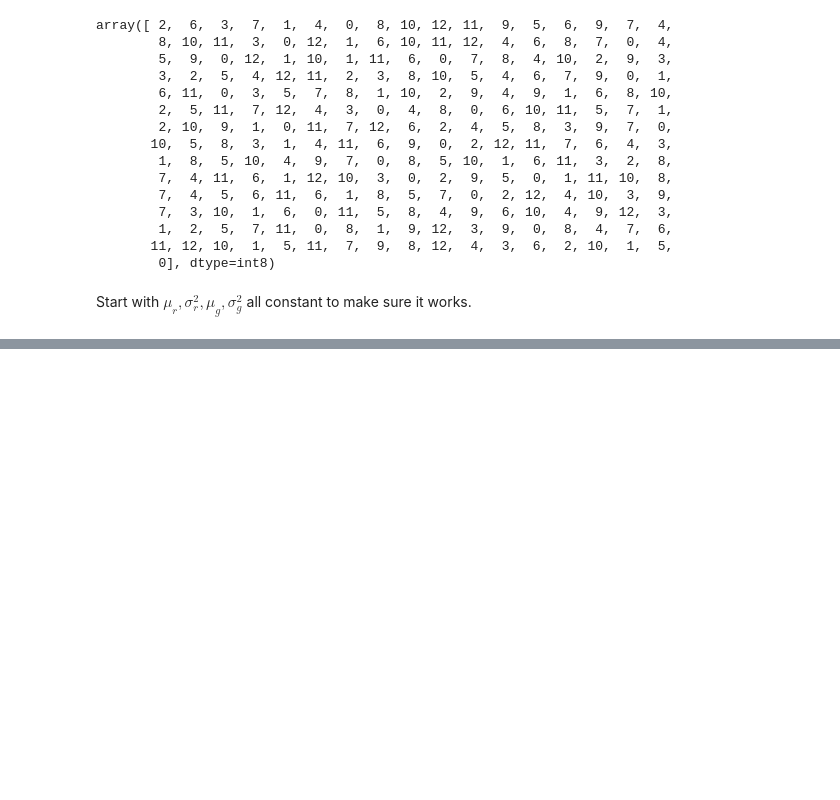
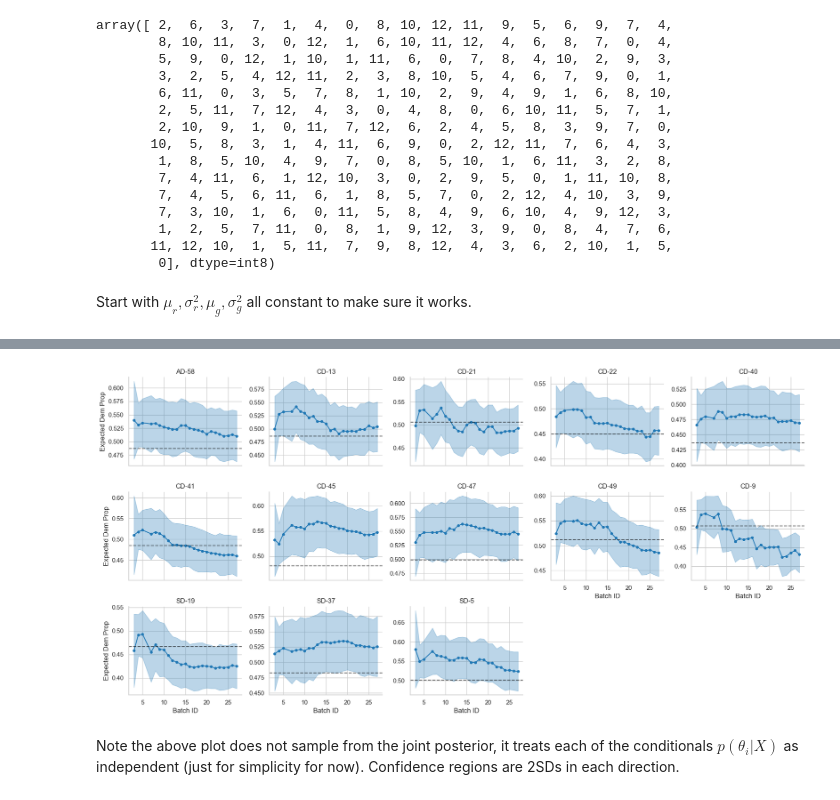
Before and after one commit to rickyrojas311/realtimeElectionForecasting, a Jupyter notebook: model_v1/model_v1.ipynb, the cells around one changed output, grey strips where cells are left out. Drawn from its saved outputs; the diff is of its cells as text; code cells hidden in the pictures; blank space fills up the shorter version.

Commit message:
ran models over election, plotted naive distr

```diff
--- a/model_v1/model_v1.ipynb
+++ b/model_v1/model_v1.ipynb
@@ -119,7 +133,7 @@ with pm.Model() as election_model_v1:
 
     # 1. Hyperparameters
     # mu_r is completely GONE.
-    sigma_r = pm.HalfNormal('sigma_r', sigma=0.1)
+    sigma_r = pm.HalfNormal('sigma_r', sigma=0.05)
 
     # The global shift now handles the entire baseline mean
     mu_g = pm.Normal('mu_g', mu=0.0, sigma=0.05)
@@ -168,0 +259,15 @@ plt.show()
+# %%
+model_traces = {}
+
+# Assuming you still have your 'batches' list, or you can just hardcode the IDs
+batches = sorted(later_drops['Batch_ID'].unique())
+
+for current_batch in batches:
+    file_path = f"v1_traces/trace_batch_{current_batch}.nc"
+
+    if os.path.exists(file_path):
+        # Load the trace from disk back into memory
+        model_traces[current_batch] = az.from_netcdf(file_path)
+        print(f"Loaded Batch {current_batch} successfully.")
+    else:
+        print(f"File not found: {file_path}")
@@ -168,0 +383,62 @@ plt.show()
+# %%
+df_sr = latent_df[latent_df['Parameter'] == 's_r'].copy()
+df_sr = df_sr.rename(columns={'mean': 'sr_mean', 'sd': 'sr_sd'})
+
+# Filter out s_g and rename columns (it has no Race column, so we drop it)
+df_sg = latent_df[latent_df['Parameter'] == 's_g'].copy()
+df_sg = df_sg[['Batch_ID', 'mean', 'sd']].rename(columns={'mean': 'sg_mean', 'sd': 'sg_sd'})
+
+# Merge s_r and s_g on Batch_ID
+plot_df = pd.merge(df_sr, df_sg, on='Batch_ID', how='left')
+
+# Map the baseline values from your first_drop dataframe
+baseline_dict = dict(zip(first_drop['Race'], first_drop['Dem_Prop_Before_11_08']))
+plot_df['baseline'] = plot_df['Race'].map(baseline_dict)
+
+# ---------------------------------------------------------
+# 2. Calculate Expected Means and 2SD Bands
+# ---------------------------------------------------------
+# Expected Dem Prop = Baseline + s_r + s_g
+plot_df['expected_mean'] = plot_df['baseline'] + plot_df['sr_mean'] + plot_df['sg_mean']
+
+# Combined SD assuming independence
+plot_df['combined_sd'] = np.sqrt(plot_df['sr_sd']**2 + plot_df['sg_sd']**2)
+
+# Upper and Lower 2SD bounds
+plot_df['upper_2sd'] = plot_df['expected_mean'] + (2 * plot_df['combined_sd'])
+plot_df['lower_2sd'] = plot_df['expected_mean'] - (2 * plot_df['combined_sd'])
+
+# Sort for clean line plotting
+plot_df = plot_df.sort_values(['Race', 'Batch_ID'])
+
+# ---------------------------------------------------------
+# 3. Plotting with Seaborn FacetGrid
+# ---------------------------------------------------------
+def plot_expected_bands(data, **kwargs):
+    ax = plt.gca()
+
+    # Plot the 2SD uncertainty band
+    ax.fill_between(data['Batch_ID'], data['lower_2sd'], data['upper_2sd'], alpha=0.3, color='#1f77b4')
+
+    # Plot the expected mean over time
+    ax.plot(data['Batch_ID'], data['expected_mean'], color='#1f77b4', marker='o', markersize=4)
+
+    # Add the static baseline as a reference dashed line
+    ax.axhline(data['baseline'].iloc[0], color='black', linestyle='--', alpha=0.6, label='Baseline')
+
+# Set up the grid (adjust col_wrap if you have a massive amount of races)
+sns.set_theme(style="whitegrid")
+g = sns.FacetGrid(plot_df, col="Race", col_wrap=5, sharey=False, height=3, aspect=1.2)
+
+# Map our custom plotting function to the grid
+g.map_dataframe(plot_expected_bands)
+
+# Clean up labels
+g.set_axis_labels("Batch ID", "Expected Dem Prop")
+g.set_titles(col_template="{col_name}")
+plt.tight_layout()
+plt.show()
+# %% [output]
+[figure, added]
+# %% [markdown]
+Note the above plot does not sample from the joint posterior, it treats each of the conditionals $p(\theta_i|X)$ as independent (just for simplicity for now). Confidence regions are 2SDs in each direction.
```
Also changed, not shown: parts of 13 cells of this notebook, 5 other files.
